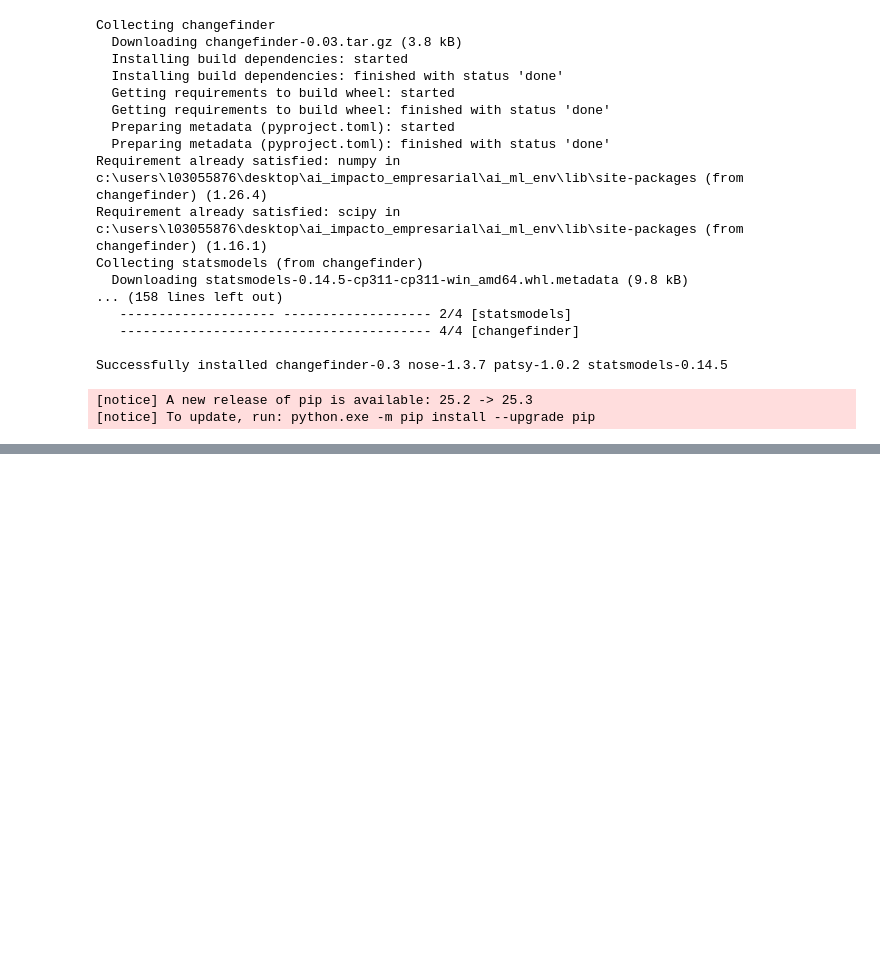
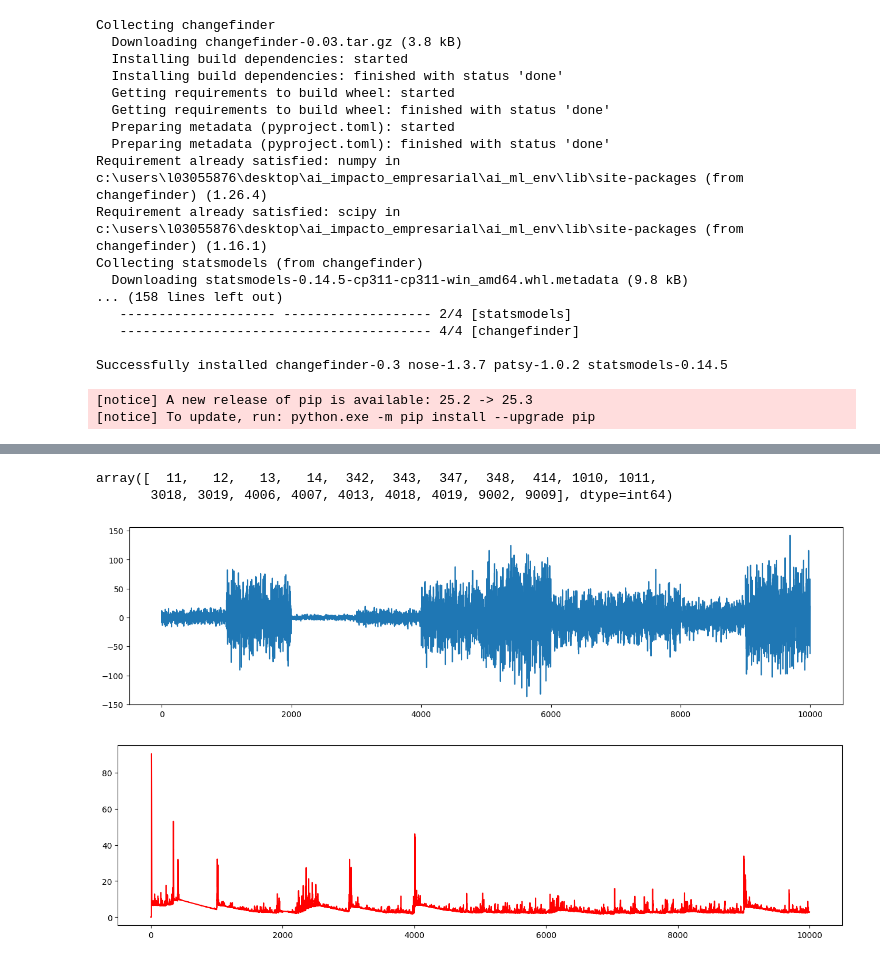
Before and after one commit to LuisLozanoM/AI_impacto_empresarial, a Jupyter notebook: change_point_detection.ipynb, the cells around one changed output, grey strips where cells are left out. Drawn from its saved outputs; the diff is of its cells as text; code cells hidden in the pictures; blank space fills up the shorter version.

```diff
--- a/change_point_detection.ipynb
+++ b/change_point_detection.ipynb
@@ -93,0 +132,10 @@ Successfully installed changefinder-0.3 nose-1.3.7 patsy-1.0.2 statsmodels-0.14.
+# %%
+ts_score2 = findChangePoints(ts2, r=0.01, order=3, smooth=5)
+ts_change_loc2 = pd.Series(ts_score2).nlargest(20)
+ts_change_loc2 = ts_change_loc2.index
+np.sort(ts_change_loc2)
+# %% [output]
+array([  11,   12,   13,   14,  342,  343,  347,  348,  414, 1010, 1011,
+       3018, 3019, 4006, 4007, 4013, 4018, 4019, 9002, 9009], dtype=int64)
+[figure, added]
+[figure, added]
```
Also changed, not shown: parts of 6 cells of this notebook.
